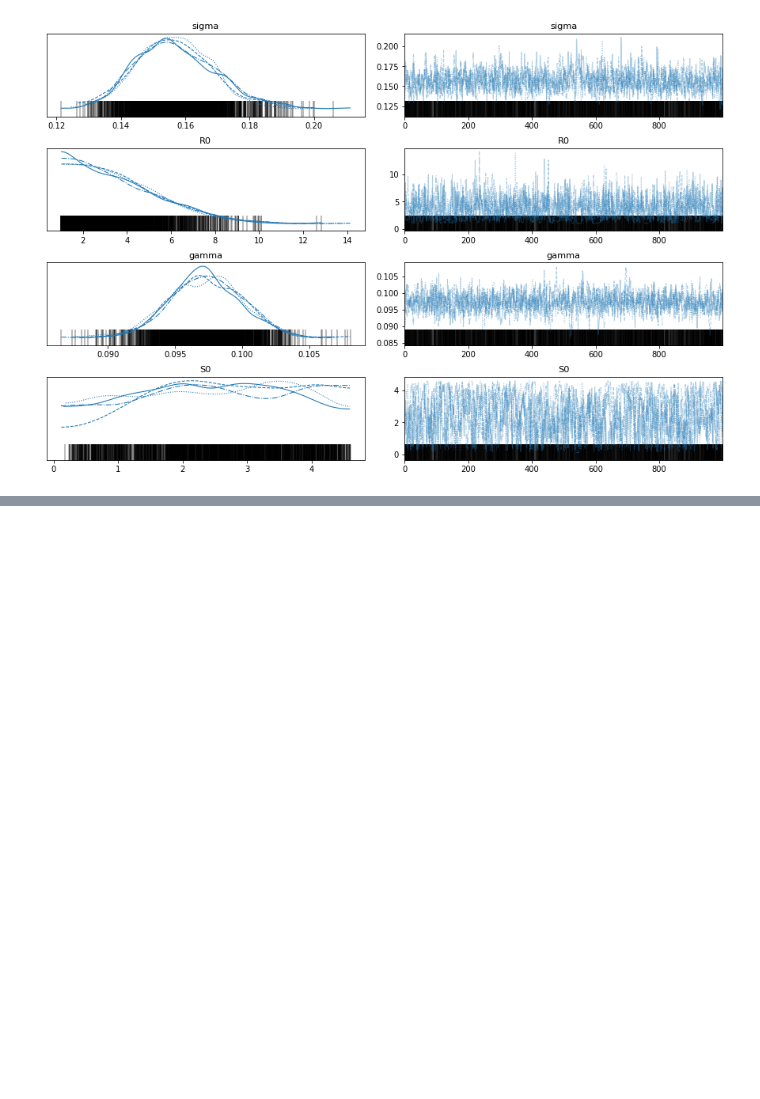
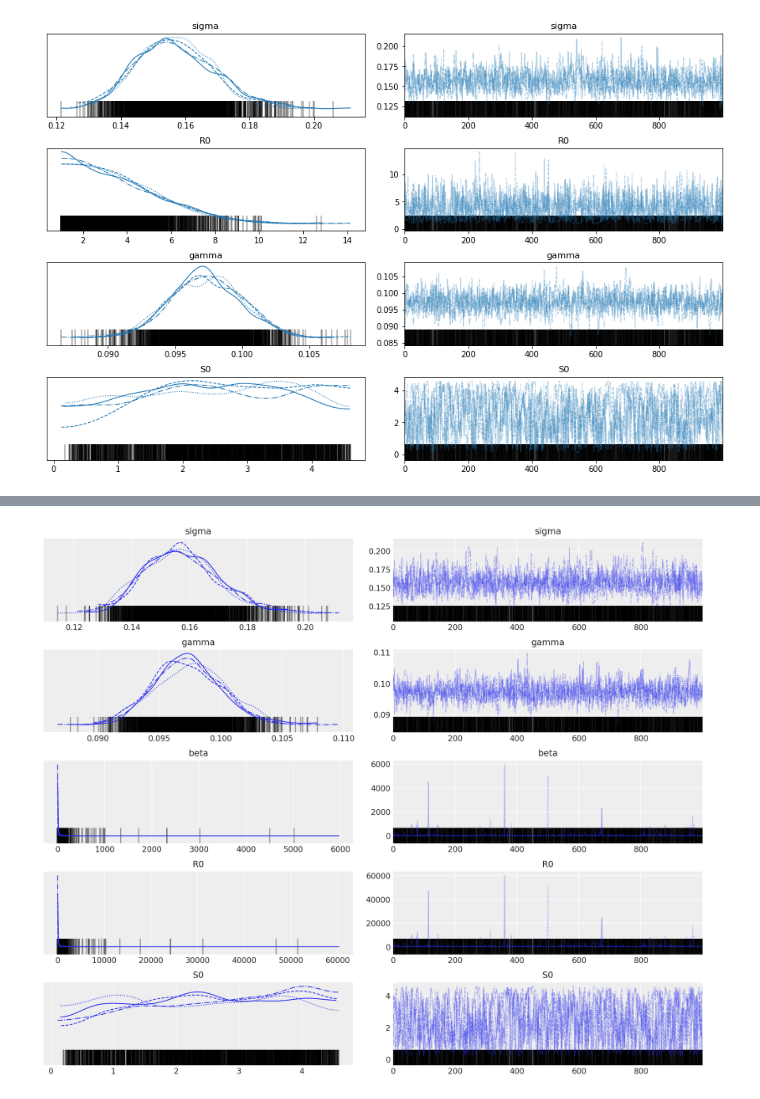
Before and after one commit to maxbiostat/R0_uncertainty, a Jupyter notebook: code/New_notebooks/Inference PyMC3.ipynb, the cells around one changed output, grey strips where cells are left out. Drawn from its saved outputs; the diff is of its cells as text; code cells hidden in the pictures; blank space fills up the shorter version.

```diff
--- a/code/New_notebooks/Inference PyMC3.ipynb
+++ b/code/New_notebooks/Inference PyMC3.ipynb
@@ -162,0 +197,4 @@ az.plot_trace(data_R);
+# %%
+az.plot_trace(data_R2);
+# %% [output]
+[figure, added]
```
Also changed, not shown: parts of 4 cells of this notebook.
